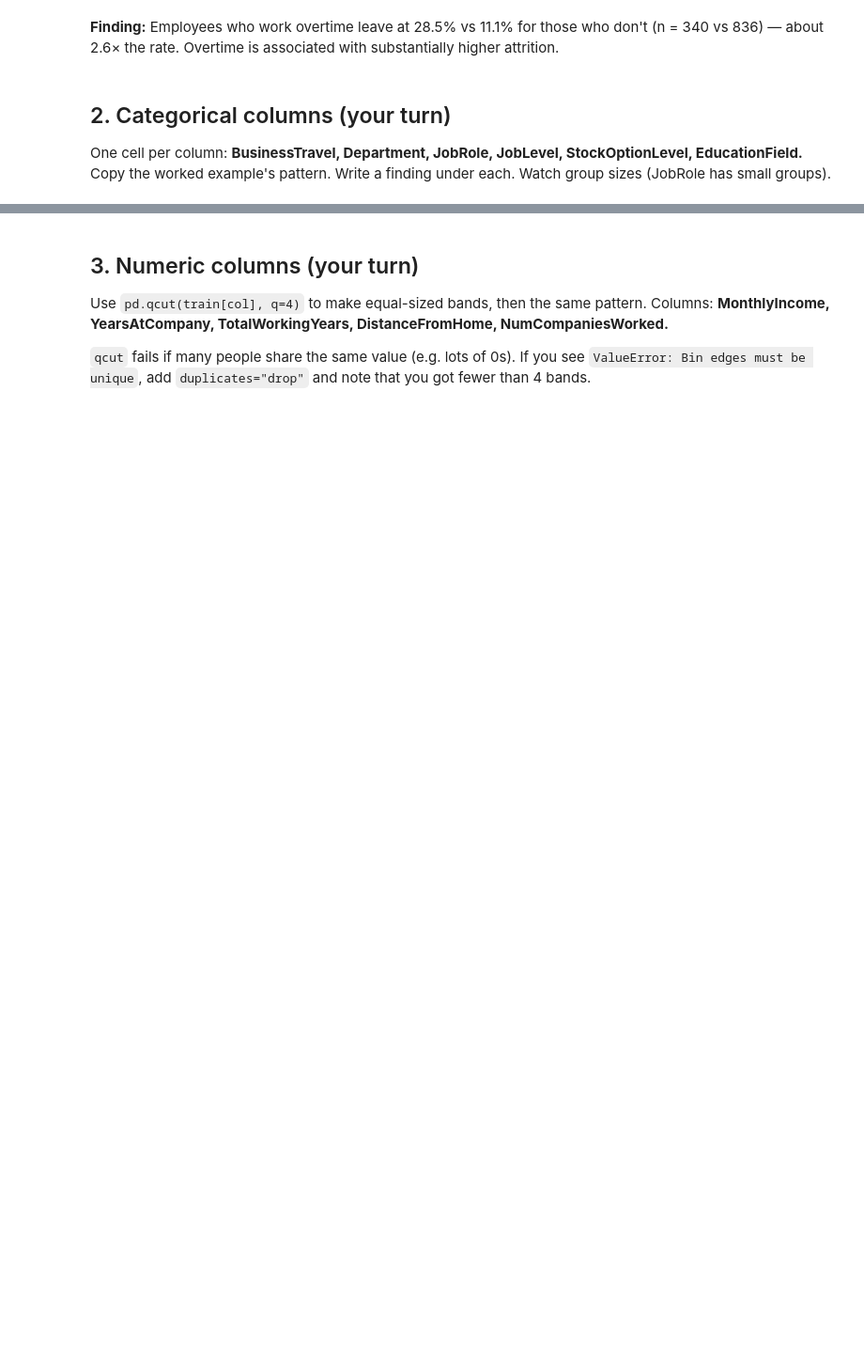
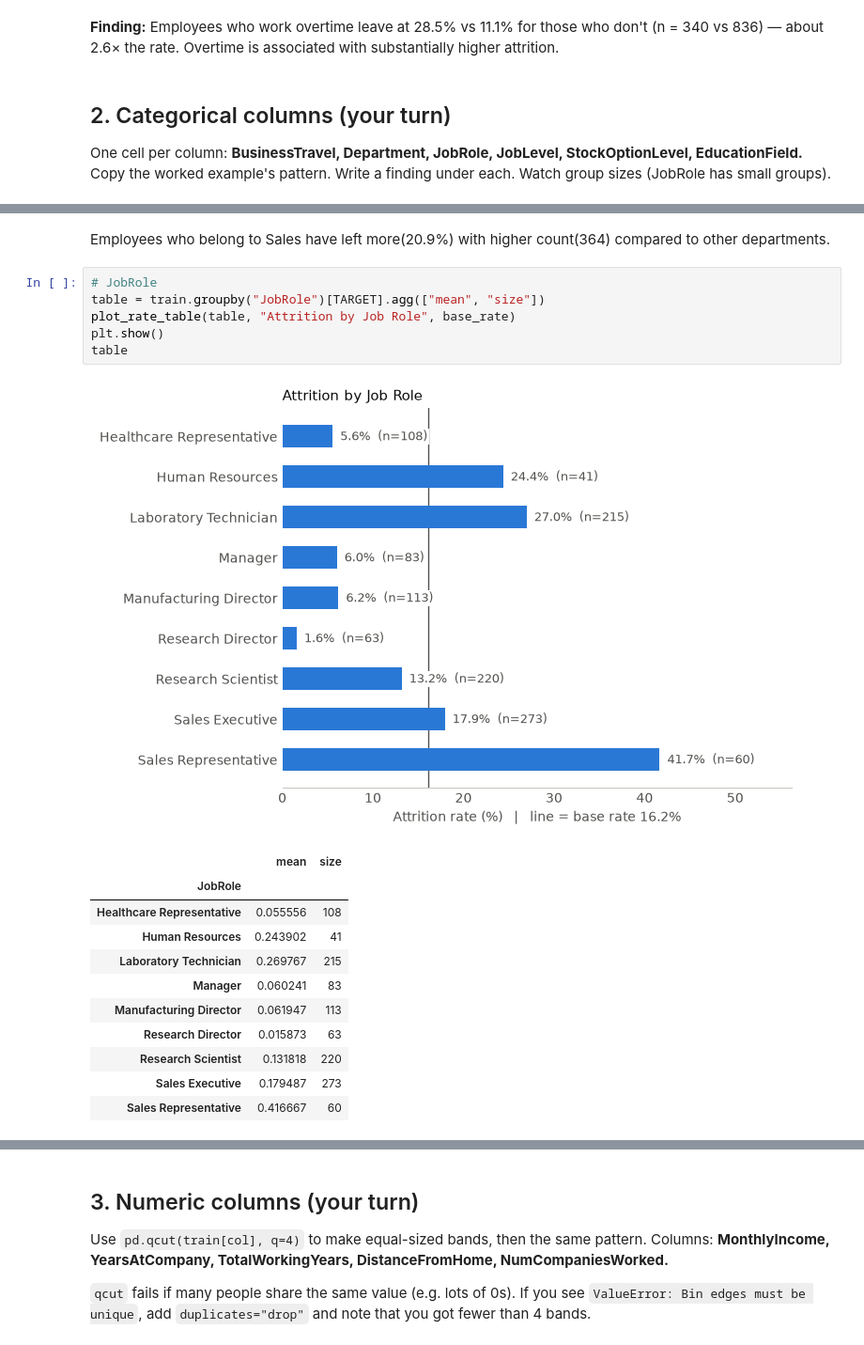
Before and after one commit to ShreeRohitt/ai-workbench, a Jupyter notebook: projects/03-attrition-model/notebooks/01_eda.ipynb, the cells around one changed output, grey strips where cells are left out. Shown at 94% size. Saved outputs shown, nothing was run; the diff lists cells and outputs as text; blank space fills up the shorter version.

```diff
--- a/projects/03-attrition-model/notebooks/01_eda.ipynb
+++ b/projects/03-attrition-model/notebooks/01_eda.ipynb
@@ -46,0 +79,21 @@ Copy the worked example's pattern. Write a finding under each. Watch group sizes
+# %% [markdown]
+Employees who belong to Sales have left more(20.9%) with higher count(364) compared to other departments.
+# %%
+# JobRole
+table = train.groupby("JobRole")[TARGET].agg(["mean", "size"])
+plot_rate_table(table, "Attrition by Job Role", base_rate)
+plt.show()
+table
+# %% [output]
+[figure, added]
+|  | mean | size |
+| JobRole |  |  |
+| Healthcare Representative | 0.055556 | 108 |
+| Human Resources | 0.243902 | 41 |
+| Laboratory Technician | 0.269767 | 215 |
+| Manager | 0.060241 | 83 |
+| Manufacturing Director | 0.061947 | 113 |
+| Research Director | 0.015873 | 63 |
+| Research Scientist | 0.131818 | 220 |
+| Sales Executive | 0.179487 | 273 |
+| Sales Representative | 0.416667 | 60 |
```
Also changed, not shown: parts of 49 cells of this notebook.
